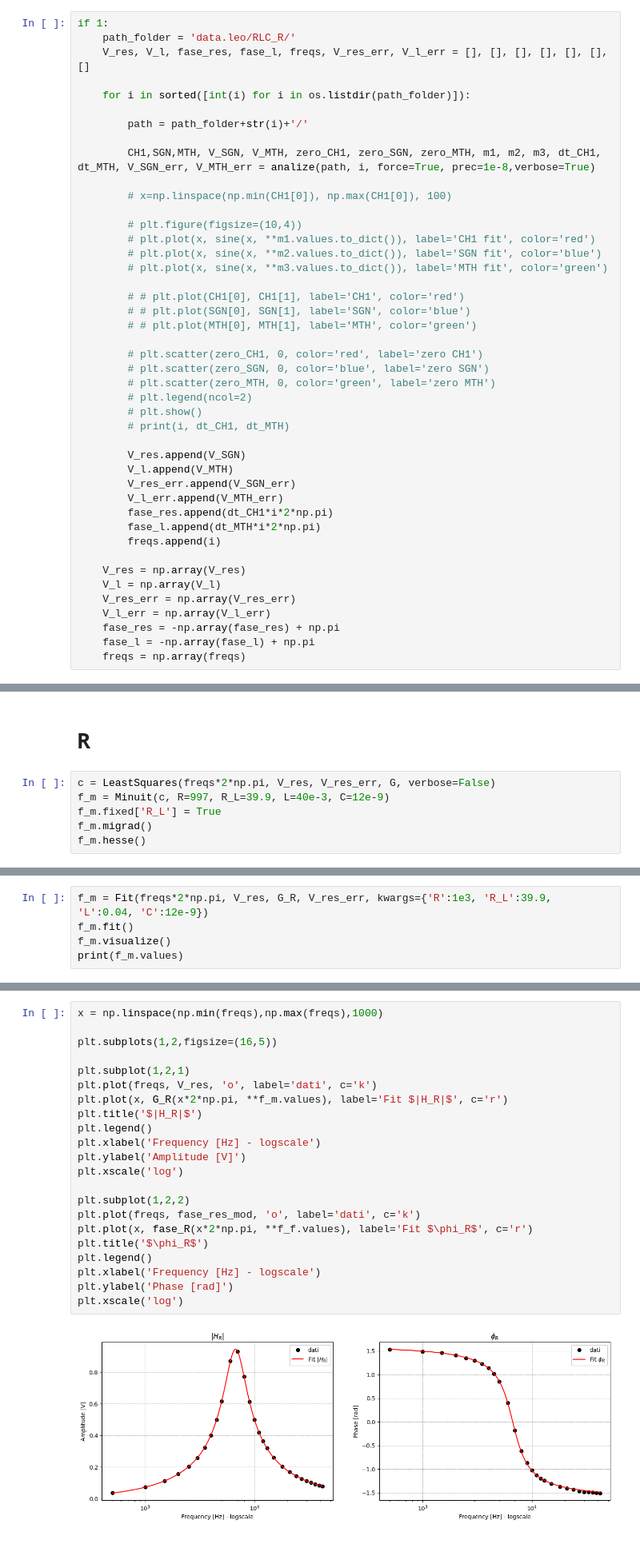
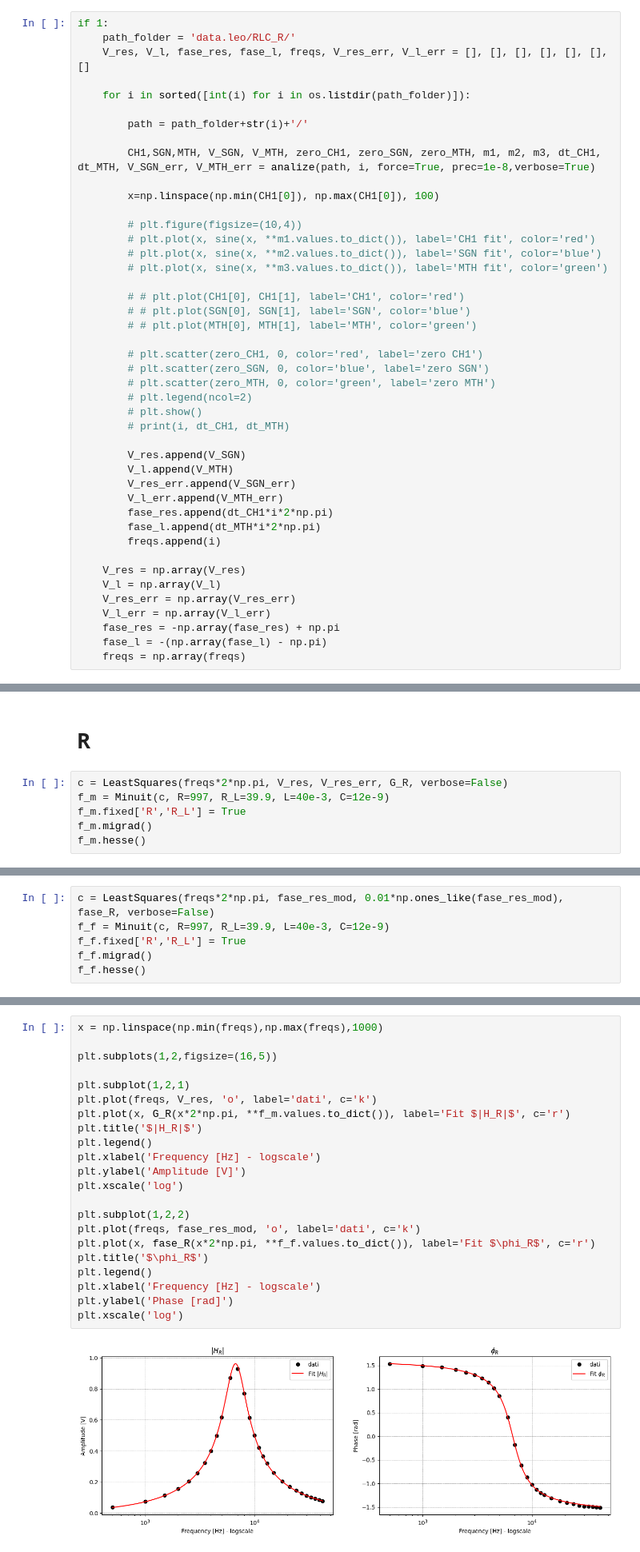
Before and after one commit to Yedi278/Lab2, a Jupyter notebook: Circuiti_3/RLC.ipynb, the cells around one changed output, grey strips where cells are left out. Shown at 80% size. Drawn from its saved outputs; the diff is of its cells as text.

```diff
--- a/Circuiti_3/RLC.ipynb
+++ b/Circuiti_3/RLC.ipynb
@@ -35,7 +32,7 @@ if 1:
 
         CH1,SGN,MTH, V_SGN, V_MTH, zero_CH1, zero_SGN, zero_MTH, m1, m2, m3, dt_CH1, dt_MTH, V_SGN_err, V_MTH_err = analize(path, i, force=True, prec=1e-8,verbose=True)
 
-        # x=np.linspace(np.min(CH1[0]), np.max(CH1[0]), 100)
+        x=np.linspace(np.min(CH1[0]), np.max(CH1[0]), 100)
 
         # plt.figure(figsize=(10,4))
         # plt.plot(x, sine(x, **m1.values.to_dict()), label='CH1 fit', color='red')
@@ -66,7 +63,7 @@ if 1:
     V_res_err = np.array(V_res_err)
     V_l_err = np.array(V_l_err)
     fase_res = -np.array(fase_res) + np.pi
-    fase_l = -np.array(fase_l) + np.pi
+    fase_l = -(np.array(fase_l) - np.pi)
     freqs = np.array(freqs)
 # %%
 plt.figure(figsize=(8,5))
@@ -121,9 +124,9 @@ No artists with labels found to put in legend.  Note that artists whose label st
 # %% [markdown]
 # R
 # %%
-c = LeastSquares(freqs*2*np.pi, V_res, V_res_err, G, verbose=False)
+c = LeastSquares(freqs*2*np.pi, V_res, V_res_err, G_R, verbose=False)
 f_m = Minuit(c, R=997, R_L=39.9, L=40e-3, C=12e-9)
-f_m.fixed['R_L'] = True
+f_m.fixed['R','R_L'] = True
 f_m.migrad()
 f_m.hesse()
 # %% [output]
@@ -146,5 +148,0 @@ f_m.hesse()
-# %%
-f_m = Fit(freqs*2*np.pi, V_res, G_R, V_res_err, kwargs={'R':1e3, 'R_L':39.9, 'L':0.04, 'C':12e-9})
-f_m.fit()
-f_m.visualize()
-print(f_m.values)
@@ -160,0 +149,6 @@ f_f.visualize(npoints=10000)
+# %%
+c = LeastSquares(freqs*2*np.pi, fase_res_mod, 0.01*np.ones_like(fase_res_mod), fase_R, verbose=False)
+f_f = Minuit(c, R=997, R_L=39.9, L=40e-3, C=12e-9)
+f_f.fixed['R','R_L'] = True
+f_f.migrad()
+f_f.hesse()
@@ -161,26 +172,26 @@ f_f.visualize(npoints=10000)
 # %%
 x = np.linspace(np.min(freqs),np.max(freqs),1000)
 
 plt.subplots(1,2,figsize=(16,5))
 
 plt.subplot(1,2,1)
 plt.plot(freqs, V_res, 'o', label='dati', c='k')
-plt.plot(x, G_R(x*2*np.pi, **f_m.values), label='Fit $|H_R|$', c='r')
+plt.plot(x, G_R(x*2*np.pi, **f_m.values.to_dict()), label='Fit $|H_R|$', c='r')
 plt.title('$|H_R|$')
 plt.legend()
 plt.xlabel('Frequency [Hz] - logscale')
 plt.ylabel('Amplitude [V]')
 plt.xscale('log')
 
 plt.subplot(1,2,2)
 plt.plot(freqs, fase_res_mod, 'o', label='dati', c='k')
-plt.plot(x, fase_R(x*2*np.pi, **f_f.values), label='Fit $\phi_R$', c='r')
+plt.plot(x, fase_R(x*2*np.pi, **f_f.values.to_dict()), label='Fit $\phi_R$', c='r')
 plt.title('$\phi_R$')
 plt.legend()
 plt.xlabel('Frequency [Hz] - logscale')
 plt.ylabel('Phase [rad]')
 plt.xscale('log')
 # %% [output]
-[figure, old version]
+[figure, new version]
 # %% [markdown]
 # LC
```
Also changed, not shown: parts of 10 cells of this notebook, 1 other file.
